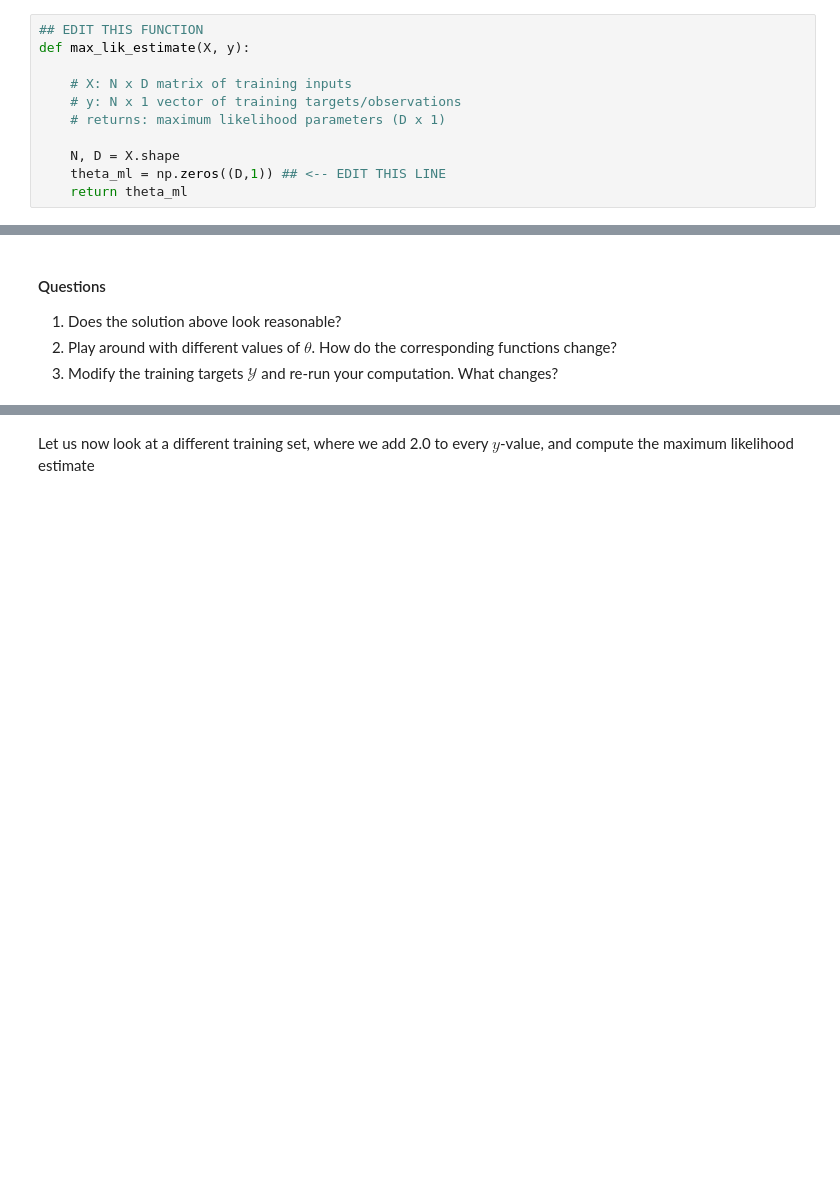
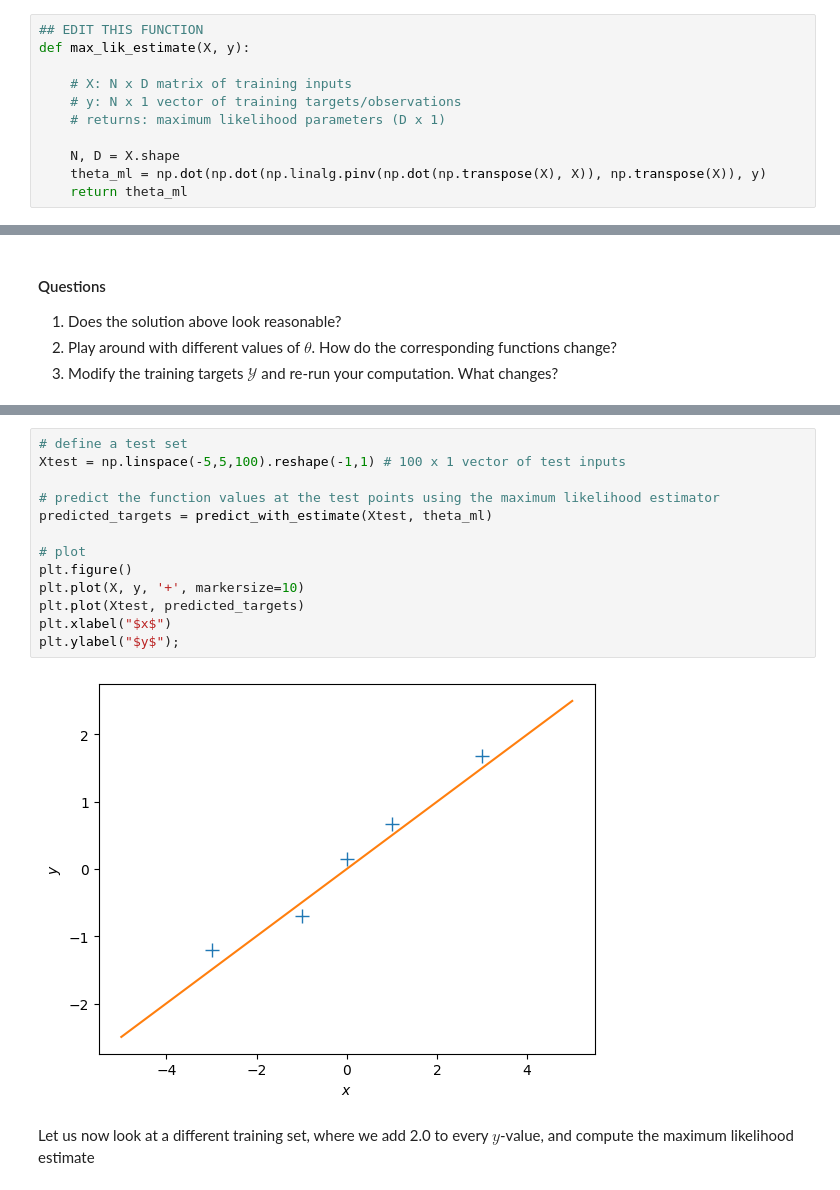
Before and after one commit to albamr09/MML, a Jupyter notebook: 09_Linear_Regression/tutorial_linear_regression.ipynb, the cells around one changed output, grey strips where cells are left out. Cells and saved outputs as stored; diff of their text form; blank space fills up the shorter version.

```diff
--- a/09_Linear_Regression/tutorial_linear_regression.ipynb
+++ b/09_Linear_Regression/tutorial_linear_regression.ipynb
@@ -55,7 +55,7 @@ def max_lik_estimate(X, y):
     # returns: maximum likelihood parameters (D x 1)
 
     N, D = X.shape
-    theta_ml = np.zeros((D,1)) ## <-- EDIT THIS LINE
+    theta_ml = np.dot(np.dot(np.linalg.pinv(np.dot(np.transpose(X), X)), np.transpose(X)), y)
     return theta_ml
 # %%
 # get maximum likelihood estimate
@@ -96,3 +137,18 @@ plt.ylabel("$y$");
+# %%
+# define a test set
+Xtest = np.linspace(-5,5,100).reshape(-1,1) # 100 x 1 vector of test inputs
+
+# predict the function values at the test points using the maximum likelihood estimator
+predicted_targets = predict_with_estimate(Xtest, theta_ml)
+
+# plot
+plt.figure()
+plt.plot(X, y, '+', markersize=10)
+plt.plot(Xtest, predicted_targets)
+plt.xlabel("$x$")
+plt.ylabel("$y$");
+# %% [output]
+[figure, added]
 # %% [markdown]
 Let us now look at a different training set, where we add 2.0 to every $y$-value, and compute the maximum likelihood estimate
 # %%
```
Also changed, not shown: parts of 9 cells of this notebook.
